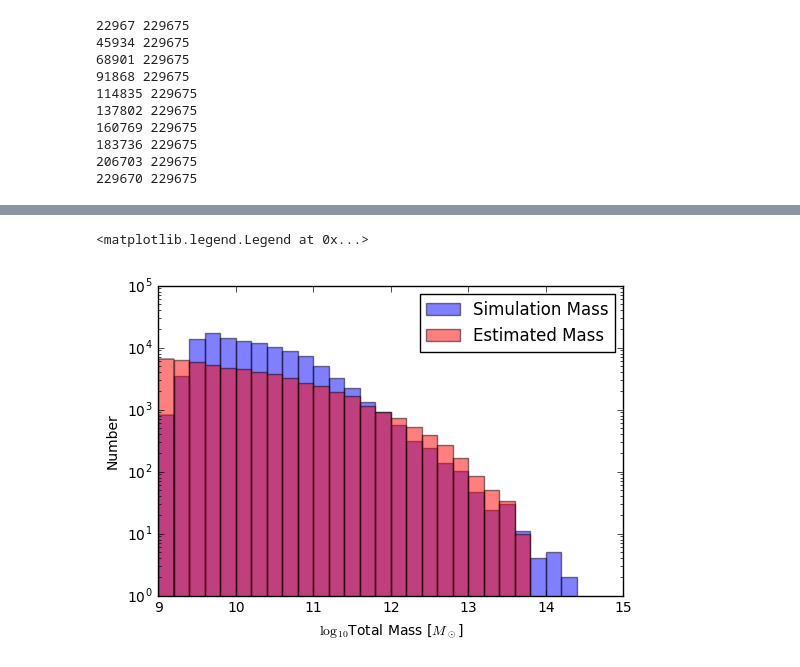
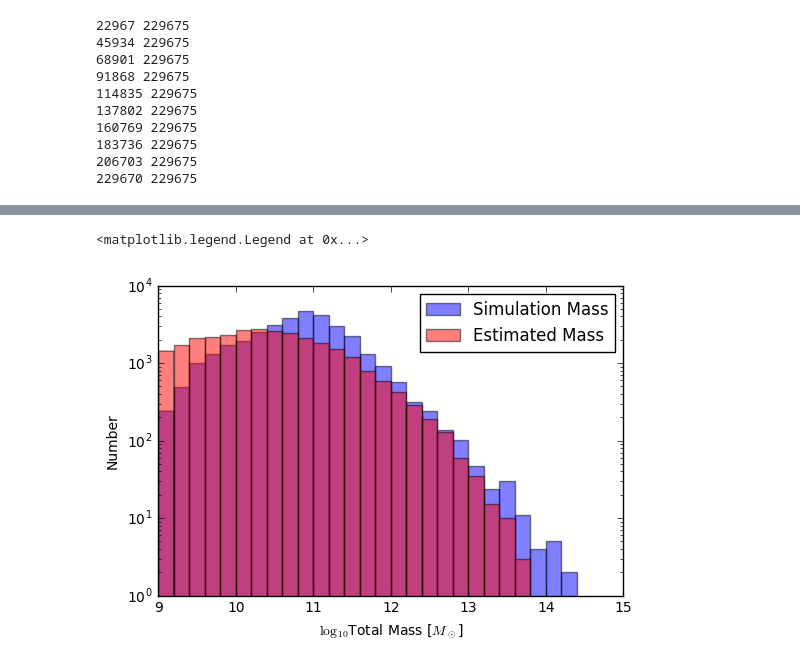
Before and after one commit to forero/IllustrisGroups, a Jupyter notebook: src/group_exploration.ipynb, the cells around one changed output, grey strips where cells are left out. Saved outputs shown, nothing was run; the diff lists cells and outputs as text; code cells hidden in the pictures.

```diff
--- a/src/group_exploration.ipynb
+++ b/src/group_exploration.ipynb
@@ -86,6 +87,9 @@ np.savetxt('../data/summary.dat', a,
 183736 229675
 206703 229675
 229670 229675
+# %%
+data = np.loadtxt('../data/summary.dat')
+virial_masses, sim_masses, n_subs_in_halo = data.T
 # %%
 plt.xscale('log')
 plt.yscale('log')
@@ -121,12 +125,12 @@ ax.set_xlim([1E7, 1E14])
 # %%
-ii = n_subs_in_halo > 4
+ii = n_subs_in_halo > 10
 a = plt.hist(np.log10(sim_masses[ii]+1.0), log=True, bins=np.linspace(9,15.0, 31.0), alpha=0.5,
              color='blue', label='Simulation Mass')
 a = plt.hist(np.log10(virial_masses[ii]+1.0), log=True, bins=np.linspace(9,15.0, 31.0), alpha=0.5,
              color='red', label='Estimated Mass')
 plt.xlabel('$\log_{10}$Total Mass [$M_\odot$]')
 plt.ylabel('Number')
 plt.legend()
 # %% [output]
 <matplotlib.legend.Legend at 0x...>
-[figure, old version]
+[figure, new version]
```
Also changed, not shown: parts of 4 cells of this notebook.
